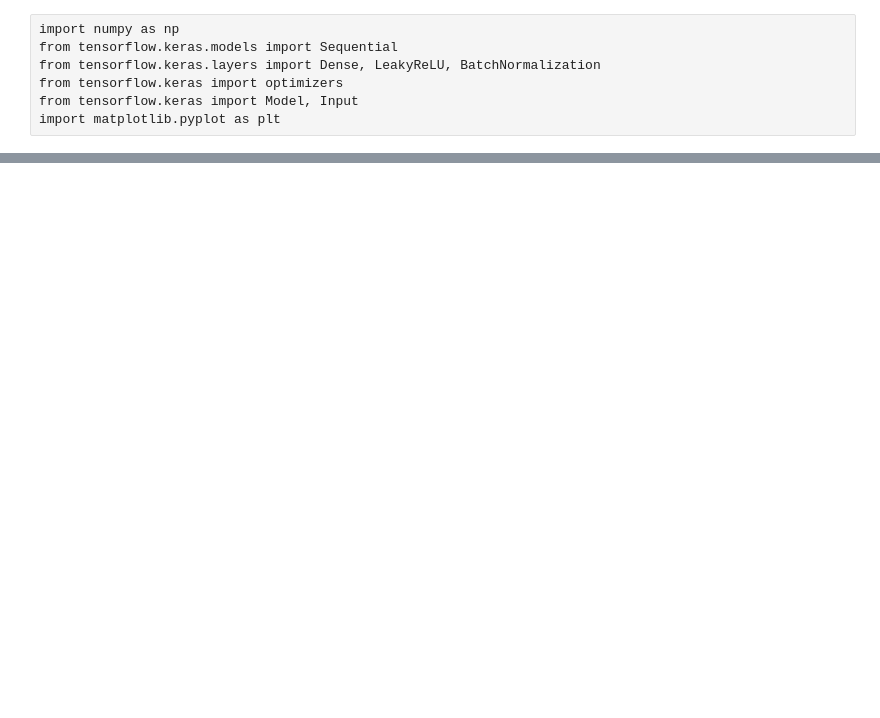
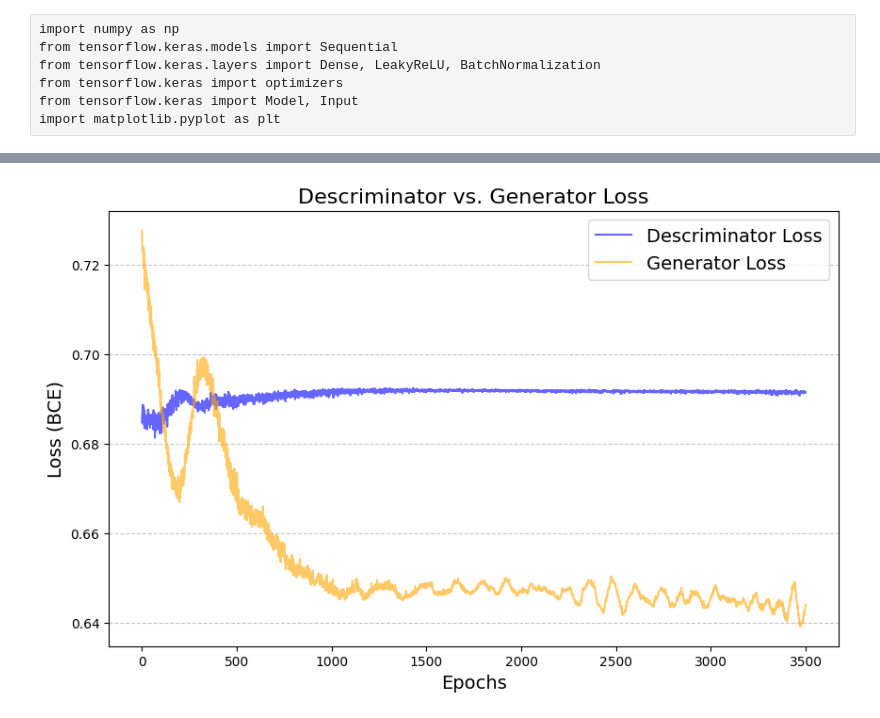
Before and after one commit to ftoralesacosta/JLab_Data-Scientist-II, a Jupyter notebook: Problem2_GAN/Problem2_GAN.ipynb, the cells around one changed output, grey strips where cells are left out. Cells and saved outputs as stored; diff of their text form; code cells hidden in the pictures; blank space fills up the shorter version.

```diff
--- a/Problem2_GAN/Problem2_GAN.ipynb
+++ b/Problem2_GAN/Problem2_GAN.ipynb
@@ -51,7 +51,7 @@ fake_age = generator(gan_input)
 discriminator.trainable = False
 gan_output = discriminator(fake_age)
 gan = Model(gan_input, gan_output)
-gan.compile(loss='binary_crossentropy', optimizer=optimizers.legacy.Adam(0.0001, 0.5))
+gan.compile(loss='binary_crossentropy', optimizer=optimizers.legacy.Adam(0.0002, 0.5))
 # %%
 # Parameters
 epochs = 3500
@@ -83,10 +81,12 @@ Epoch: 1800 [D loss: 0.6916837692260742] [G loss: 0.6521906852722168]
 # %%
 plt.figure(figsize=(10, 6))
-plt.plot(d_loss, label = 'Descriminator Loss')
-plt.plot(g_loss, label = 'Generator Loss')
+plt.plot(d_loss, label = 'Descriminator Loss',alpha=0.6, color='blue')
+plt.plot(g_loss, label = 'Generator Loss',alpha=0.6,color='orange')
 plt.title('Descriminator vs. Generator Loss', fontsize=16)
 plt.xlabel('Epochs', fontsize=14)
 plt.ylabel('Loss (BCE)', fontsize=14)
 plt.legend(fontsize=14)
 plt.grid(axis='y', linestyle='--', alpha=0.7)
 plt.show()
+# %% [output]
+[figure, added]
```
Also changed, not shown: parts of 3 cells of this notebook.
